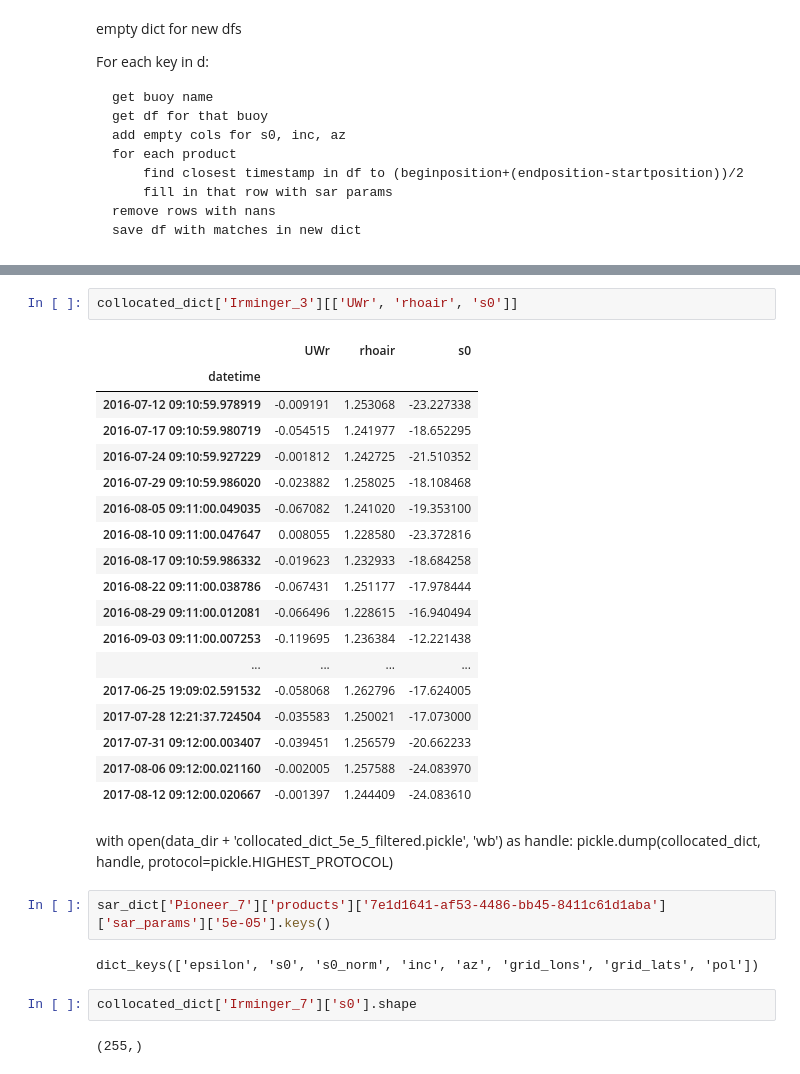
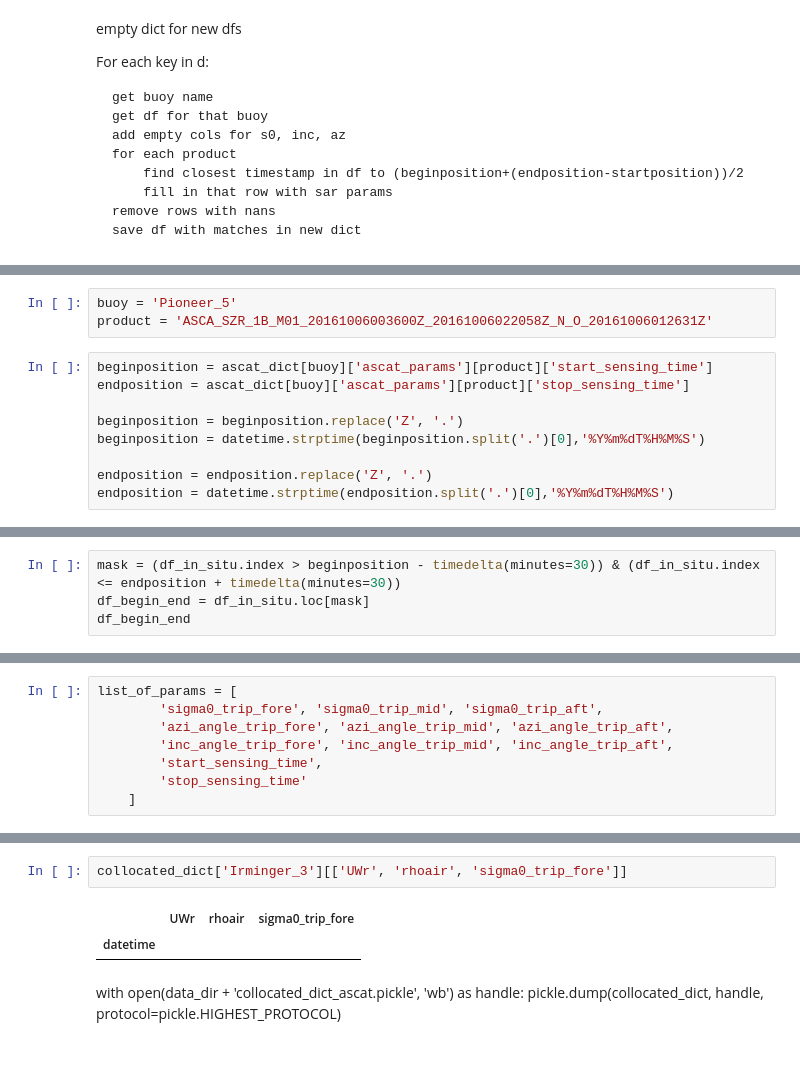
Before and after one commit to metno/machine-ocean-satdata, a Jupyter notebook: notebooks/collocation_and_normalization/whoi/ascat/collocation_dnn_ascat.ipynb, the cells around one changed output, grey strips where cells are left out. Saved outputs shown, nothing was run; the diff lists cells and outputs as text.

```diff
--- a/notebooks/collocation_and_normalization/whoi/ascat/collocation_dnn_ascat.ipynb
+++ b/notebooks/collocation_and_normalization/whoi/ascat/collocation_dnn_ascat.ipynb
@@ -512,0 +530,12 @@ for key, df in d.items():
+# %%
+buoy = 'Pioneer_5'
+product = 'ASCA_SZR_1B_M01_20161006003600Z_20161006022058Z_N_O_20161006012631Z'
+# %%
+beginposition = ascat_dict[buoy]['ascat_params'][product]['start_sensing_time']
+endposition = ascat_dict[buoy]['ascat_params'][product]['stop_sensing_time']
+
+beginposition = beginposition.replace('Z', '.')
+beginposition = datetime.strptime(beginposition.split('.')[0],'%Y%m%dT%H%M%S')
+
+endposition = endposition.replace('Z', '.')
+endposition = datetime.strptime(endposition.split('.')[0],'%Y%m%dT%H%M%S')
@@ -512,0 +558,4 @@ for key, df in d.items():
+# %%
+mask = (df_in_situ.index > beginposition - timedelta(minutes=30)) & (df_in_situ.index <= endposition + timedelta(minutes=30))
+df_begin_end = df_in_situ.loc[mask]
+df_begin_end
@@ -513 +568,9 @@ for key, df in d.items():
+# %%
+list_of_params = [
+        'sigma0_trip_fore', 'sigma0_trip_mid', 'sigma0_trip_aft',
+        'azi_angle_trip_fore', 'azi_angle_trip_mid', 'azi_angle_trip_aft',
+        'inc_angle_trip_fore', 'inc_angle_trip_mid', 'inc_angle_trip_aft',
+        'start_sensing_time',
+        'stop_sensing_time'
+    ]
 # %%
@@ -702,32 +672,8 @@ collocated_dict['Pioneer_7'][['UWr', 'rhoair', 's0']]
 # %%
-collocated_dict['Irminger_3'][['UWr', 'rhoair', 's0']]
+collocated_dict['Irminger_3'][['UWr', 'rhoair', 'sigma0_trip_fore']]
 # %% [output]
-|  | UWr | rhoair | s0 |
+|  | UWr | rhoair | sigma0_trip_fore |
 | datetime |  |  |  |
-| 2016-07-12 09:10:59.978919 | -0.009191 | 1.253068 | -23.227338 |
-| 2016-07-17 09:10:59.980719 | -0.054515 | 1.241977 | -18.652295 |
-| 2016-07-24 09:10:59.927229 | -0.001812 | 1.242725 | -21.510352 |
-| 2016-07-29 09:10:59.986020 | -0.023882 | 1.258025 | -18.108468 |
-| 2016-08-05 09:11:00.049035 | -0.067082 | 1.241020 | -19.353100 |
-| 2016-08-10 09:11:00.047647 | 0.008055 | 1.228580 | -23.372816 |
-| 2016-08-17 09:10:59.986332 | -0.019623 | 1.232933 | -18.684258 |
-| 2016-08-22 09:11:00.038786 | -0.067431 | 1.251177 | -17.978444 |
-| 2016-08-29 09:11:00.012081 | -0.066496 | 1.228615 | -16.940494 |
-| 2016-09-03 09:11:00.007253 | -0.119695 | 1.236384 | -12.221438 |
-| ... | ... | ... | ... |
-| 2017-06-25 19:09:02.591532 | -0.058068 | 1.262796 | -17.624005 |
-| 2017-07-28 12:21:37.724504 | -0.035583 | 1.250021 | -17.073000 |
-| 2017-07-31 09:12:00.003407 | -0.039451 | 1.256579 | -20.662233 |
-| 2017-08-06 09:12:00.021160 | -0.002005 | 1.257588 | -24.083970 |
-| 2017-08-12 09:12:00.020667 | -0.001397 | 1.244409 | -24.083610 |
-# %% [markdown]
-with open(data_dir + 'collocated_dict_5e_5_filtered.pickle', 'wb') as handle:
-    pickle.dump(collocated_dict, handle, protocol=pickle.HIGHEST_PROTOCOL)
-# %%
-sar_dict['Pioneer_7']['products']['7e1d1641-af53-4486-bb45-8411c61d1aba']['sar_params']['5e-05'].keys()
-# %% [output]
-dict_keys(['epsilon', 's0', 's0_norm', 'inc', 'az', 'grid_lons', 'grid_lats', 'pol'])
-# %%
-collocated_dict['Irminger_7']['s0'].shape
-# %% [output]
-(255,)
+# %% [markdown]
+with open(data_dir + 'collocated_dict_ascat.pickle', 'wb') as handle:
+    pickle.dump(collocated_dict, handle, protocol=pickle.HIGHEST_PROTOCOL)
```
Also changed, not shown: parts of 29 cells of this notebook, 1 other file.
